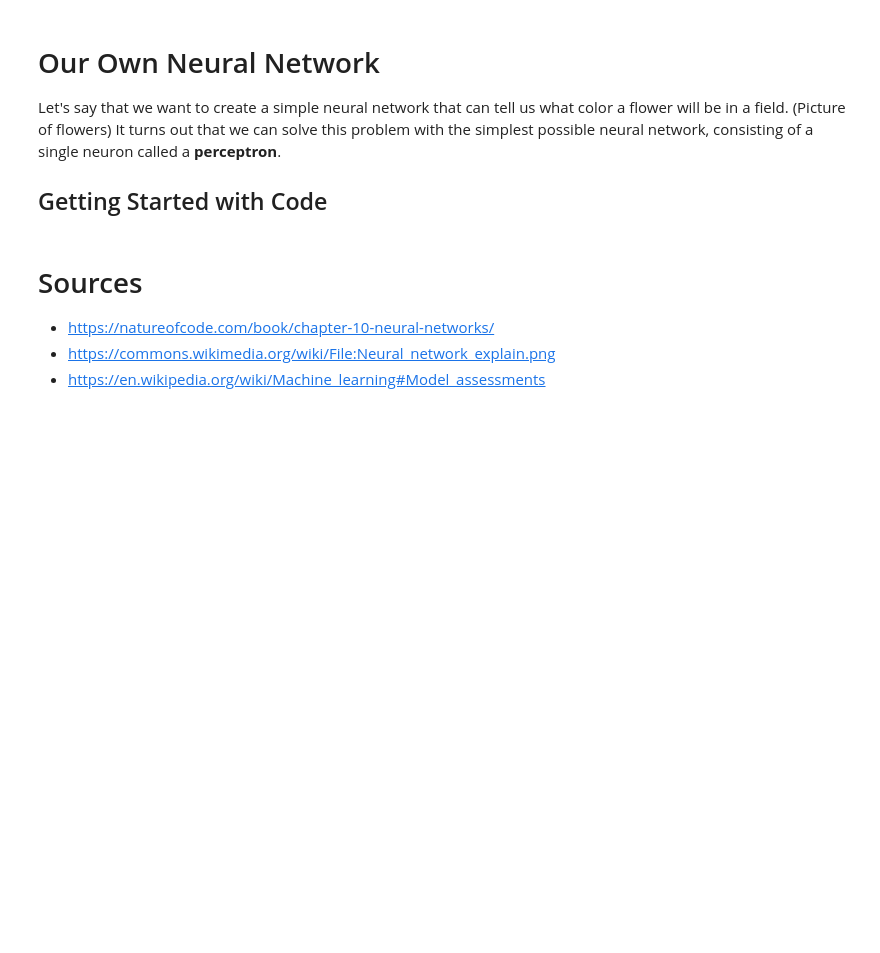
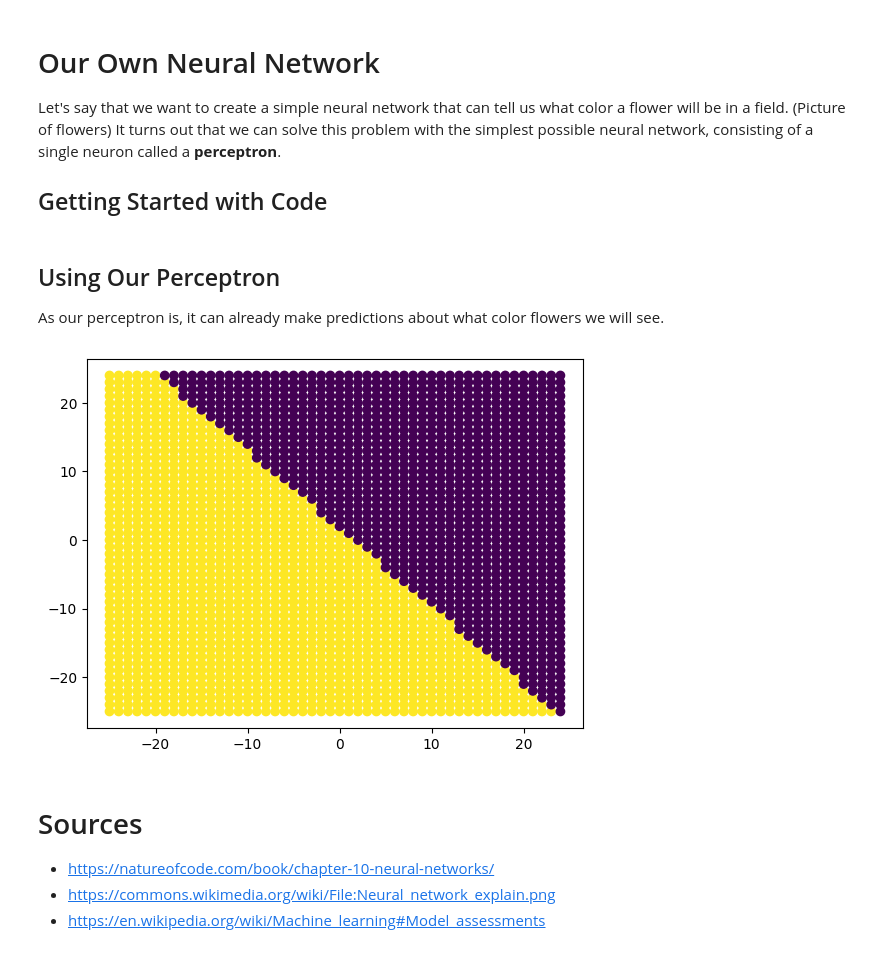
Before and after one commit to Ml4All-IU/Lab-11.08.2023, a Jupyter notebook: notebook.ipynb, the cells around one changed output. Drawn from its saved outputs; the diff is of its cells as text; code cells hidden in the pictures; blank space fills up the shorter version.

Commit message:
Graphing

```diff
--- a/notebook.ipynb
+++ b/notebook.ipynb
@@ -33,3 +45,39 @@ class Perceptron:
+# %% [markdown]
+## Using Our Perceptron
+As our perceptron is, it can already make predictions about what color flowers we will see.
+# %%
+import matplotlib.pyplot as plt
+
+# Plotting Function that We'll Use Later
+def plot_results(inputs, outputs):
+    xs = [x for (x, y, b) in inputs]
+    ys = [y for (x, y, b) in inputs]
+
+    plt.scatter(xs, ys, c=outputs, cmap='viridis')
+    plt.show()
+# %%
+# Creating a perceptron with 3 inputs, an x, a y, and a bias.
+perceptron = Perceptron(3)
+
+# There is a flower at every coordinate point
+flower_locations = []
+for i in range(-25, 25):
+    for j in range(-25, 25):
+        flower_locations.append([i, j, 1])
+
+
+flower_colors = []
+for loc in flower_locations:
+    prediction = perceptron.feedforward(loc)
+    flower_colors.append(prediction)
+    # if prediction == -1:
+    #     flower_colors.append("red")
+    # else:
+    #     flower_colors.append("blue")
+
+plot_results(flower_locations, flower_colors)
+# %% [output]
+[figure, added]
 # %% [markdown]
 # Sources
 - https://natureofcode.com/book/chapter-10-neural-networks/
```
Also changed, not shown: parts of 2 cells of this notebook.
